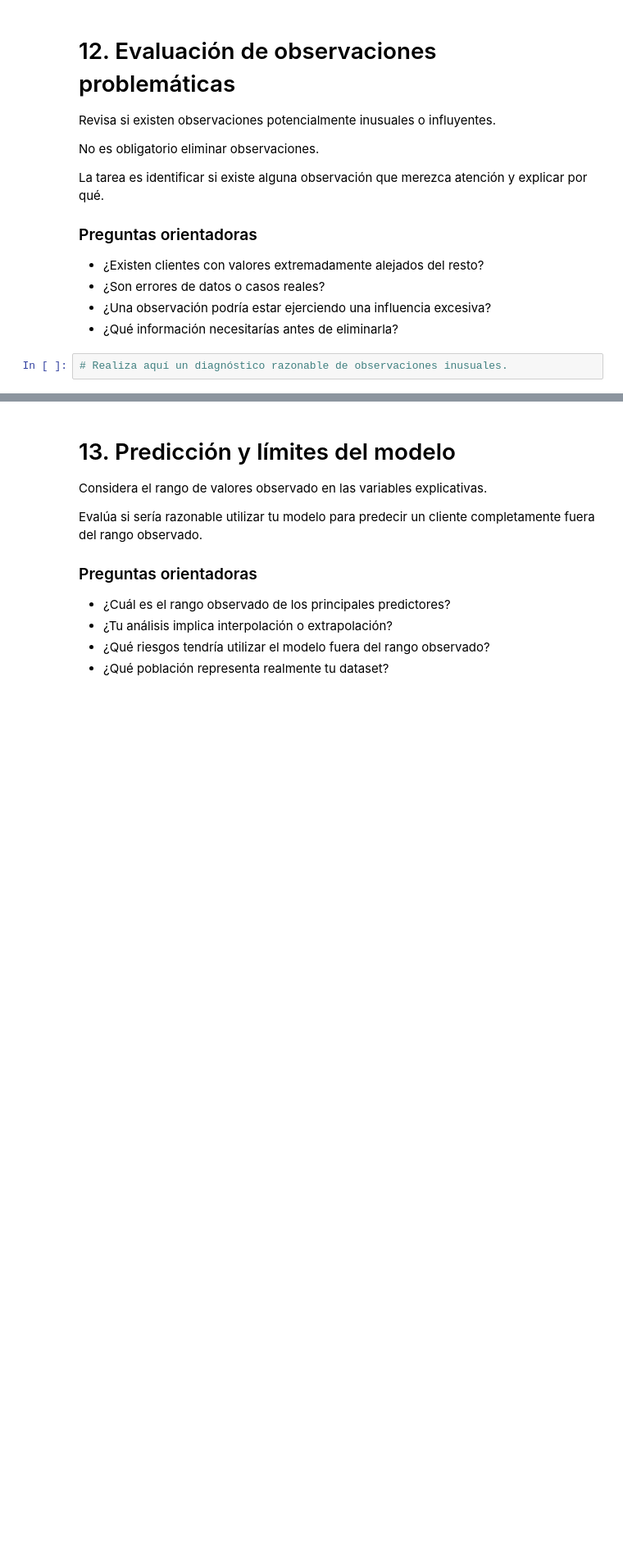
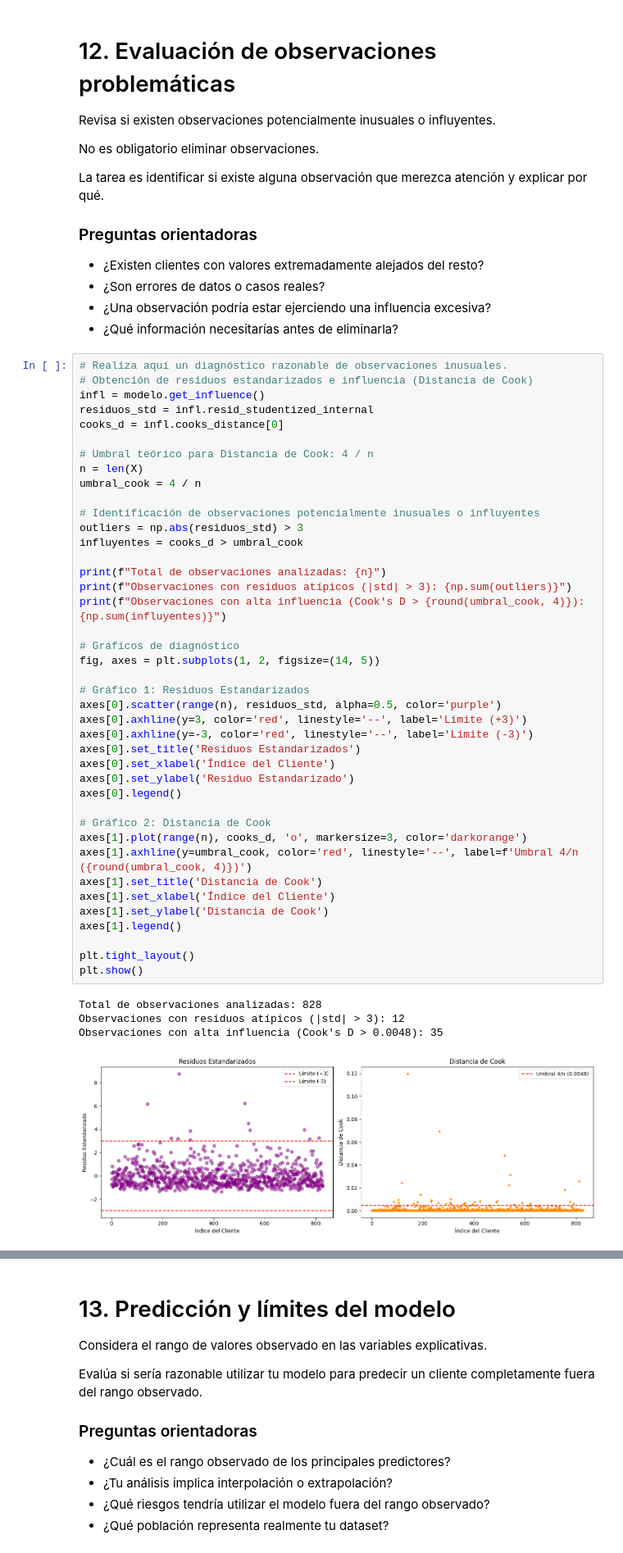
Before and after one commit to fernandouribeu/analisis_datos, a Jupyter notebook: Laboratorio_3_Notebook_Template.ipynb, the cells around one changed output, grey strips where cells are left out. Shown: that part at 82% size. Cells and saved outputs as stored; diff of their text form; blank space fills up the shorter version.

```diff
--- a/Laboratorio_3_Notebook_Template.ipynb
+++ b/Laboratorio_3_Notebook_Template.ipynb
@@ -853,5 +853,49 @@ La tarea es identificar si existe alguna observación que merezca atención y ex
 - ¿Son errores de datos o casos reales?
 - ¿Una observación podría estar ejerciendo una influencia excesiva?
 - ¿Qué información necesitarías antes de eliminarla?
-# %%
-# Realiza aquí un diagnóstico razonable de observaciones inusuales.
+# %%
+# Realiza aquí un diagnóstico razonable de observaciones inusuales.
+# Obtención de residuos estandarizados e influencia (Distancia de Cook)
+infl = modelo.get_influence()
+residuos_std = infl.resid_studentized_internal
+cooks_d = infl.cooks_distance[0]
+
+# Umbral teórico para Distancia de Cook: 4 / n
+n = len(X)
+umbral_cook = 4 / n
+
+# Identificación de observaciones potencialmente inusuales o influyentes
+outliers = np.abs(residuos_std) > 3
+influyentes = cooks_d > umbral_cook
+
+print(f"Total de observaciones analizadas: {n}")
+print(f"Observaciones con residuos atípicos (|std| > 3): {np.sum(outliers)}")
+print(f"Observaciones con alta influencia (Cook's D > {round(umbral_cook, 4)}): {np.sum(influyentes)}")
+
+# Gráficos de diagnóstico
+fig, axes = plt.subplots(1, 2, figsize=(14, 5))
+
+# Gráfico 1: Residuos Estandarizados
+axes[0].scatter(range(n), residuos_std, alpha=0.5, color='purple')
+axes[0].axhline(y=3, color='red', linestyle='--', label='Límite (+3)')
+axes[0].axhline(y=-3, color='red', linestyle='--', label='Límite (-3)')
+axes[0].set_title('Residuos Estandarizados')
+axes[0].set_xlabel('Índice del Cliente')
+axes[0].set_ylabel('Residuo Estandarizado')
+axes[0].legend()
+
+# Gráfico 2: Distancia de Cook
+axes[1].plot(range(n), cooks_d, 'o', markersize=3, color='darkorange')
+axes[1].axhline(y=umbral_cook, color='red', linestyle='--', label=f'Umbral 4/n ({round(umbral_cook, 4)})')
+axes[1].set_title('Distancia de Cook')
+axes[1].set_xlabel('Índice del Cliente')
+axes[1].set_ylabel('Distancia de Cook')
+axes[1].legend()
+
+plt.tight_layout()
+plt.show()
+# %% [output]
+Total de observaciones analizadas: 828
+Observaciones con residuos atípicos (|std| > 3): 12
+Observaciones con alta influencia (Cook's D > 0.0048): 35
+[figure, added]
```
Also changed, not shown: parts of 5 cells of this notebook.
